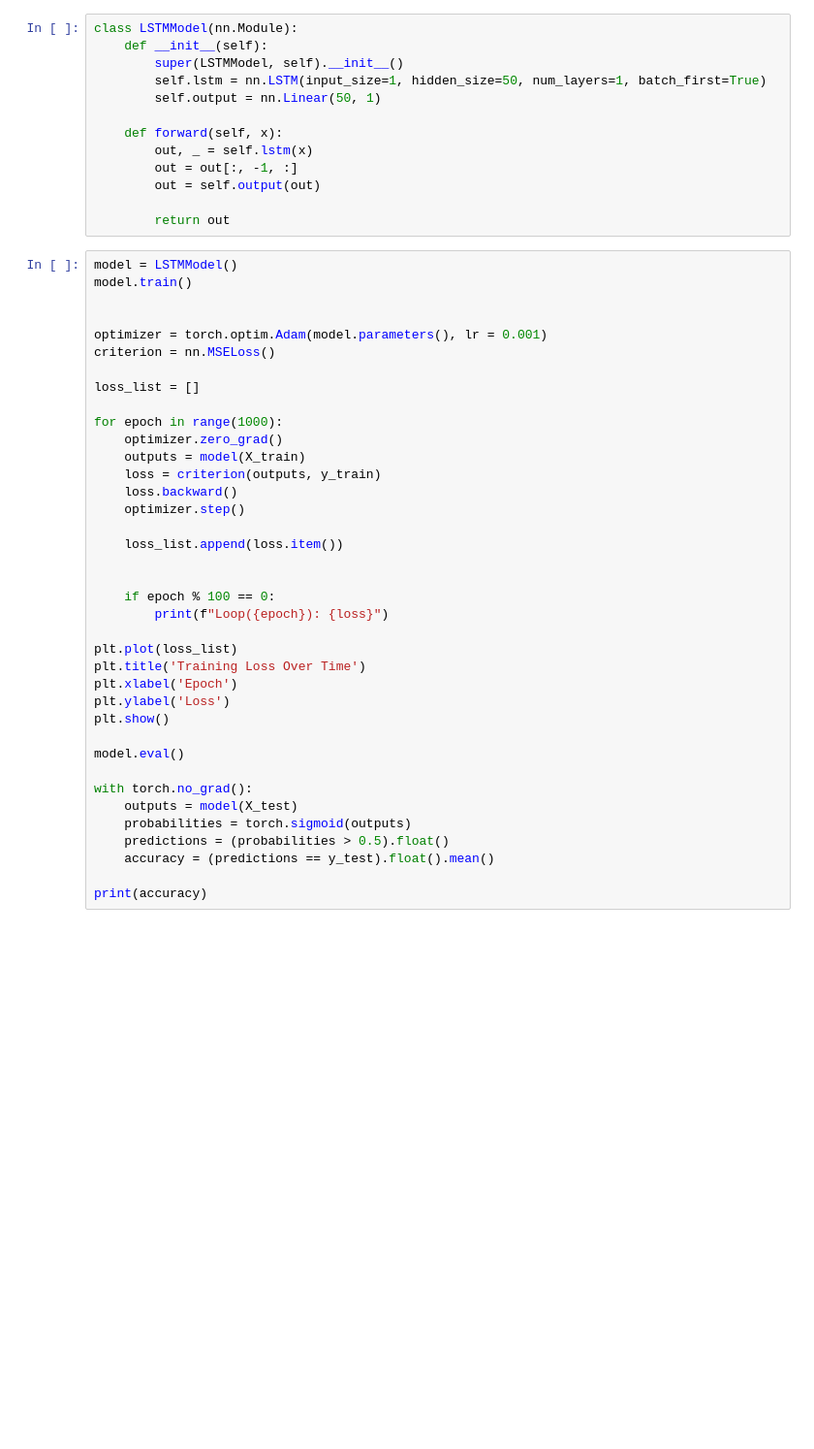
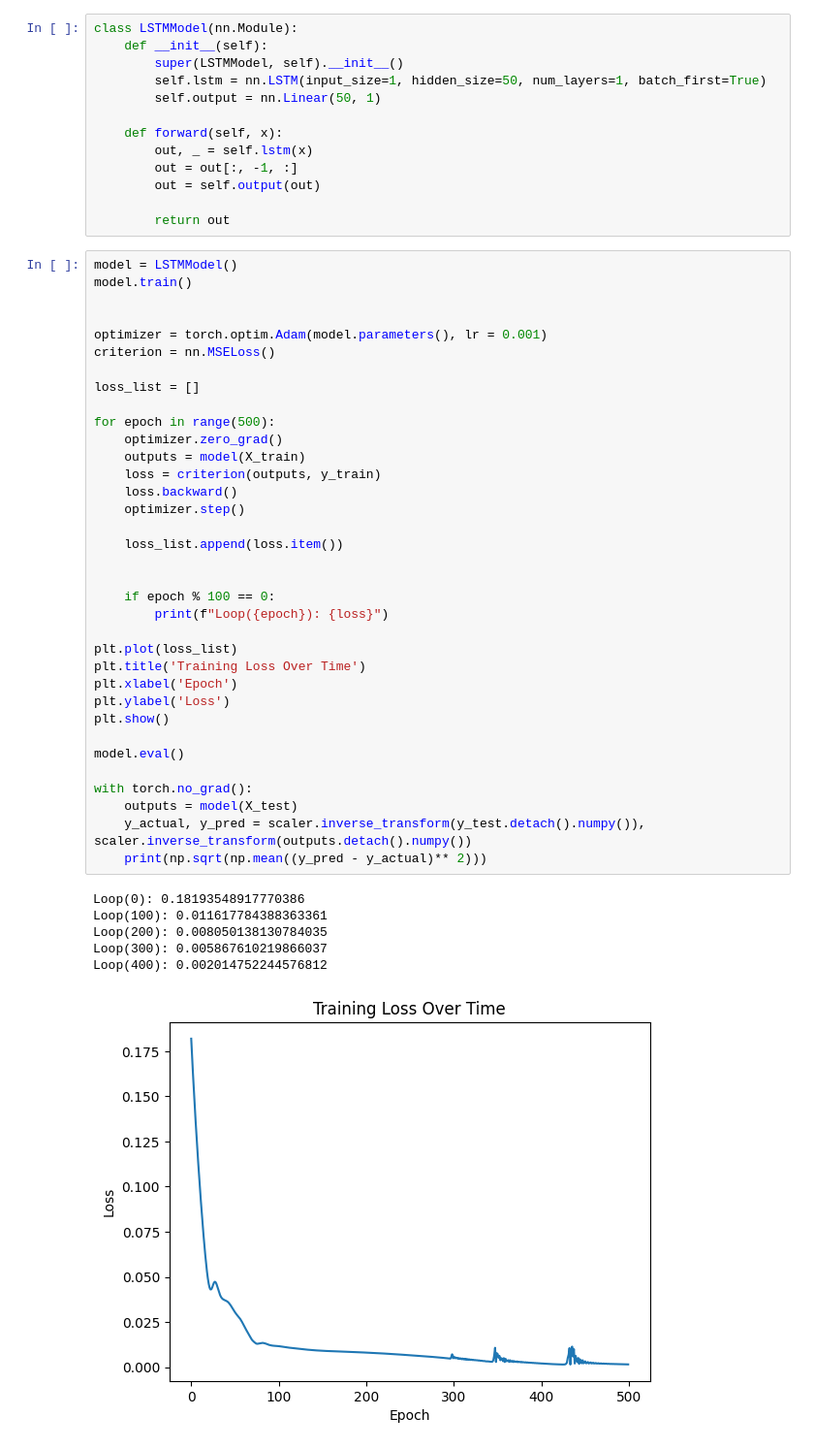
Before and after one commit to kietdoletuan/ai-ml-learning-portfolio, a Jupyter notebook: deep_learning/PyTorch_LSTM_Airline_Passengers/notebook.ipynb, the cells around one changed output. Shown at 97% size. Saved outputs shown, nothing was run; the diff lists cells and outputs as text; blank space fills up the shorter version.

```diff
--- a/deep_learning/PyTorch_LSTM_Airline_Passengers/notebook.ipynb
+++ b/deep_learning/PyTorch_LSTM_Airline_Passengers/notebook.ipynb
@@ -53,36 +53,40 @@ model = LSTMModel()
 model.train()
 
 
 optimizer = torch.optim.Adam(model.parameters(), lr = 0.001)
 criterion = nn.MSELoss()
 
 loss_list = []
 
-for epoch in range(1000):
+for epoch in range(500):
     optimizer.zero_grad()
     outputs = model(X_train)
     loss = criterion(outputs, y_train)
     loss.backward()
     optimizer.step()
 
     loss_list.append(loss.item())
 
 
     if epoch % 100 == 0:
         print(f"Loop({epoch}): {loss}")
 
 plt.plot(loss_list)
 plt.title('Training Loss Over Time')
 plt.xlabel('Epoch')
 plt.ylabel('Loss')
 plt.show()
 
 model.eval()
 
 with torch.no_grad():
     outputs = model(X_test)
-    probabilities = torch.sigmoid(outputs)
-    predictions = (probabilities > 0.5).float()
-    accuracy = (predictions == y_test).float().mean()
-
-print(accuracy)
+    y_actual, y_pred = scaler.inverse_transform(y_test.detach().numpy()), scaler.inverse_transform(outputs.detach().numpy())
+    print(np.sqrt(np.mean((y_pred - y_actual)** 2)))
+# %% [output]
+Loop(0): 0.18193548917770386
+Loop(100): 0.011617784388363361
+Loop(200): 0.008050138130784035
+Loop(300): 0.005867610219866037
+Loop(400): 0.002014752244576812
+[figure, added]
```
Also changed, not shown: parts of 2 cells of this notebook, 1 other file.
